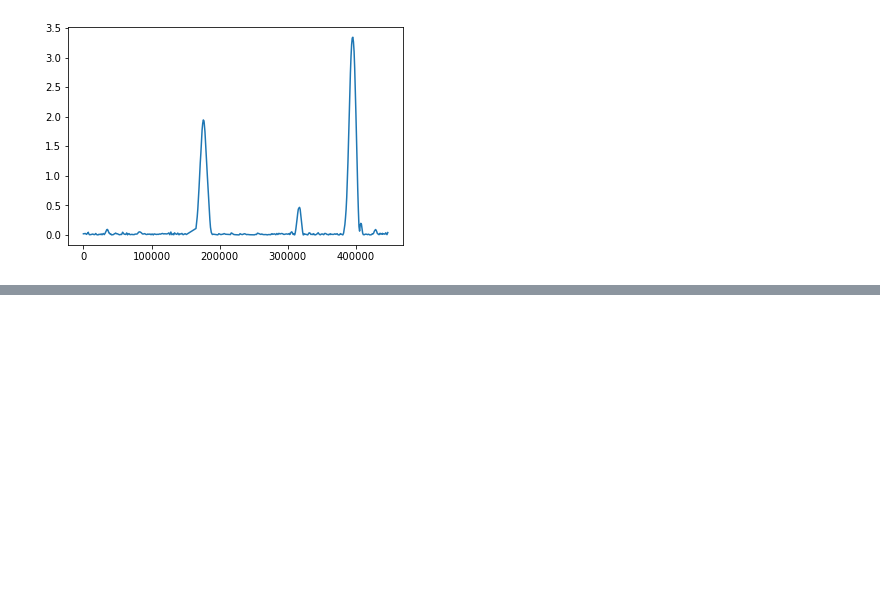
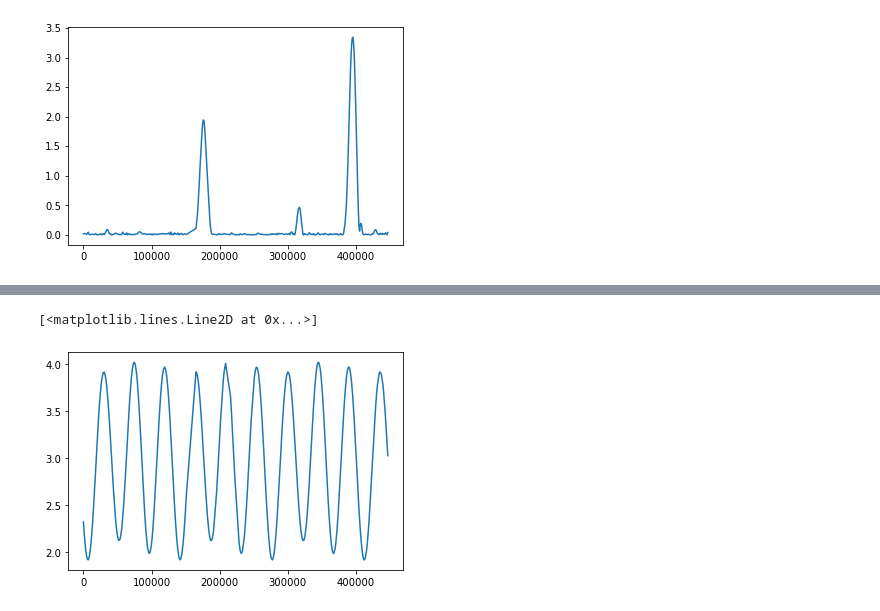
Before and after one commit to terencetan-c/Gaussian-Process-Lab, a Jupyter notebook: Lab exercise.ipynb, the cells around one changed output, grey strips where cells are left out. Saved outputs shown, nothing was run; the diff lists cells and outputs as text; code cells hidden in the pictures; blank space fills up the shorter version.

```diff
--- a/Lab exercise.ipynb
+++ b/Lab exercise.ipynb
@@ -136,0 +89,5 @@ Name: True tide height (m), Length: 1258, dtype: float64
+# %%
+kernel3=gp.kernels.ExpSineSquared() + gp.kernels.WhiteKernel()
+# %%
+gpr=gp.GaussianProcessRegressor(normalize_y=False,kernel=kernel3,n_restarts_optimizer=10)
+gpr.fit(t_training,x_training)
@@ -136,0 +102,7 @@ Name: True tide height (m), Length: 1258, dtype: float64
+# %%
+answer=gpr.predict(t2)
+# %%
+plt.plot(t2,answer)
+# %% [output]
+[<matplotlib.lines.Line2D at 0x...>]
+[figure, added]
```
Also changed, not shown: parts of 13 cells of this notebook.
